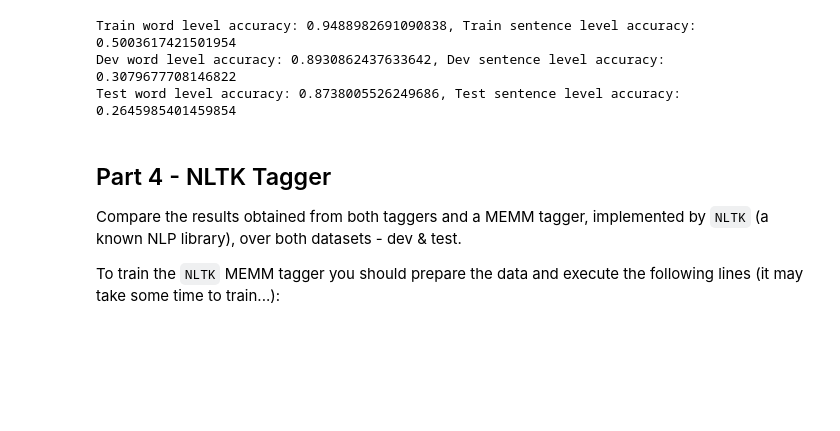
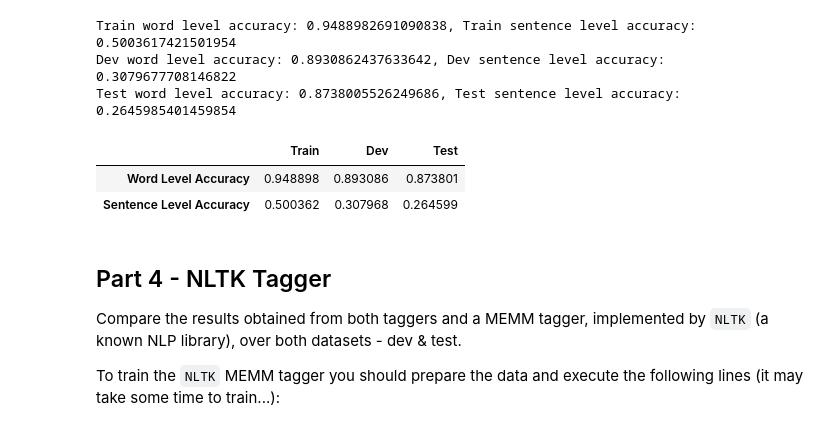
Before and after one commit to Lior-Baruch/NLP, a Jupyter notebook: HW2/Assignment_2_Tagging_new.ipynb, the cells around one changed output. Saved outputs shown, nothing was run; the diff lists cells and outputs as text; code cells hidden in the pictures; blank space fills up the shorter version.

```diff
--- a/HW2/Assignment_2_Tagging_new.ipynb
+++ b/HW2/Assignment_2_Tagging_new.ipynb
@@ -669,6 +680,16 @@ print("Test word level accuracy: {}, Test sentence level accuracy: {}".format(te
 Train word level accuracy: 0.9488982691090838, Train sentence level accuracy: 0.5003617421501954
 Dev word level accuracy: 0.8930862437633642, Dev sentence level accuracy: 0.3079677708146822
 Test word level accuracy: 0.8738005526249686, Test sentence level accuracy: 0.2645985401459854
+# %%
+acc_df_hmm = pd.DataFrame({"Train": [train_word_level_accuracy_HMM, train_sentence_level_accuracy_HMM],
+                           "Dev": [dev_word_level_accuracy_HMM, dev_sentence_level_accuracy_HMM],
+                           "Test": [test_word_level_accuracy_HMM, test_sentence_level_accuracy_HMM]},
+                          index=["Word Level Accuracy", "Sentence Level Accuracy"])
+acc_df_hmm
+# %% [output]
+|  | Train | Dev | Test |
+| Word Level Accuracy | 0.948898 | 0.893086 | 0.873801 |
+| Sentence Level Accuracy | 0.500362 | 0.307968 | 0.264599 |
 # %% [markdown]
 ## Part 4 - NLTK Tagger
 
```
Also changed, not shown: parts of 6 cells of this notebook.
